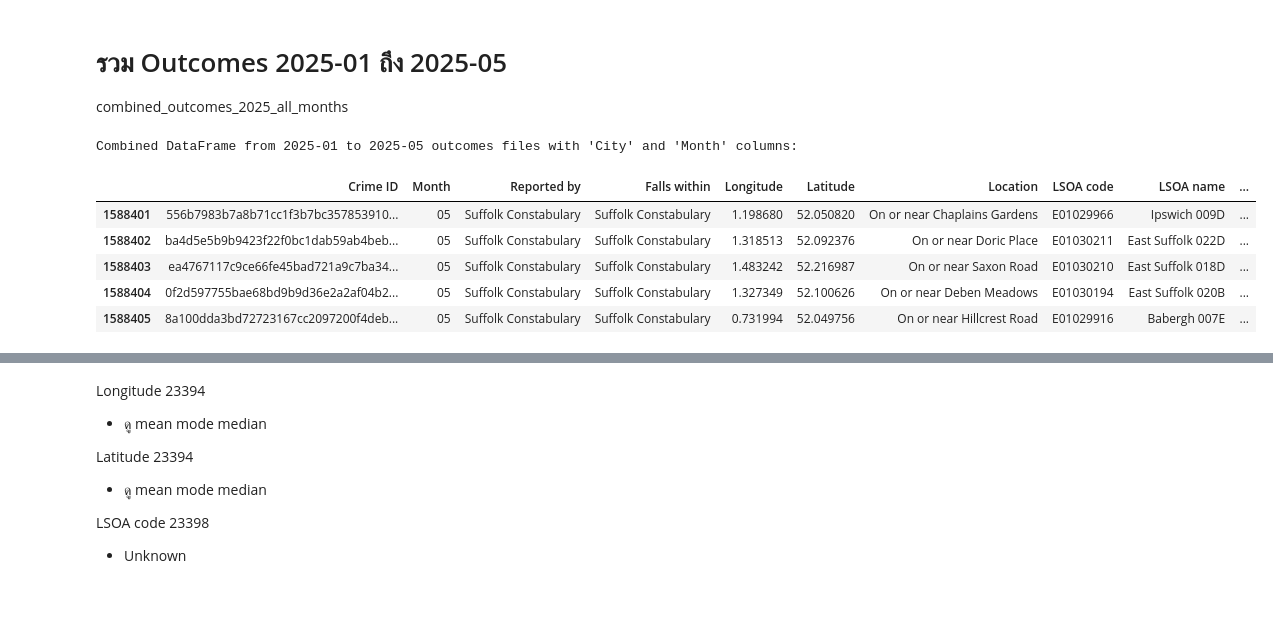
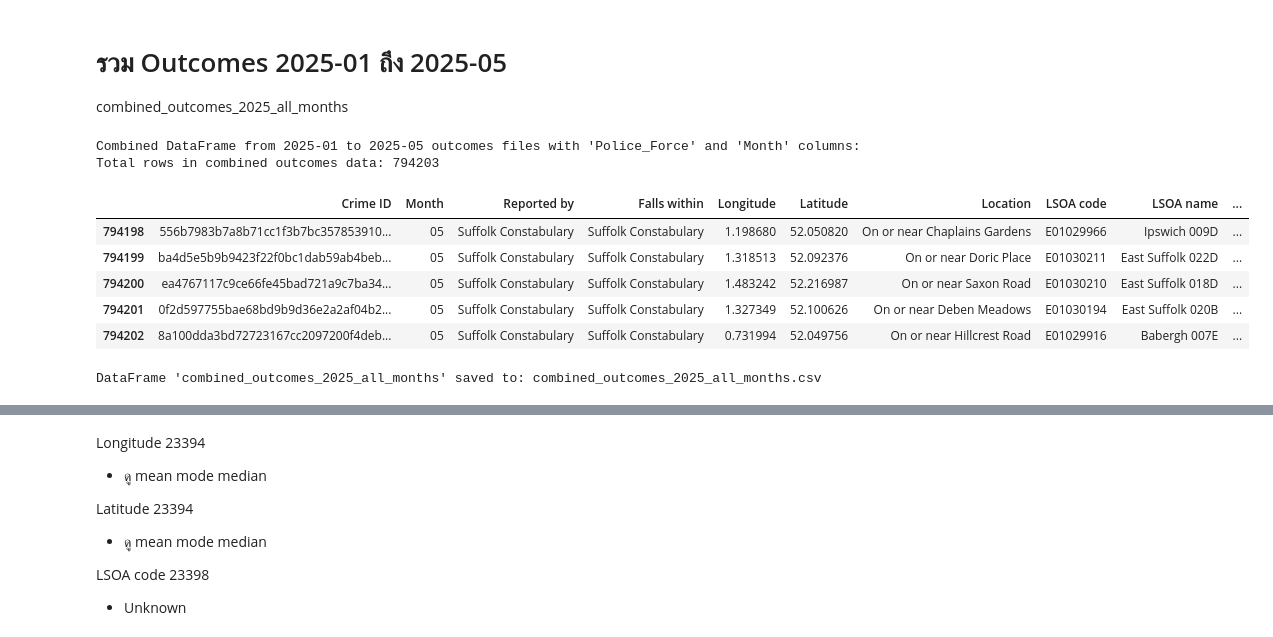
Before and after one commit to jangInw007/JENZY_Project, a Jupyter notebook: JENZY_is_perfect_project_Basicpro.ipynb, the cells around one changed output, grey strips where cells are left out. Saved outputs shown, nothing was run; the diff lists cells and outputs as text; code cells hidden in the pictures; blank space fills up the shorter version.

```diff
--- a/JENZY_is_perfect_project_Basicpro.ipynb
+++ b/JENZY_is_perfect_project_Basicpro.ipynb
@@ -392,47 +399,65 @@ combined_outcomes_2025_all_months
 # %%
 import os
 import pandas as pd
 
 base_path = '/content/drive/MyDrive/JENZY/Data'
 all_outcomes_dfs = []
 
 for month in range(1, 6):  # Iterate from month 1 to 5
-    month_str = f'2025-{month:02d}'  # Format month as 01, 02, etc.
+    month_str = f'2025-{month:02d}'
     month_path = os.path.join(base_path, month_str)
 
     if os.path.isdir(month_path):
         for file in os.listdir(month_path):
             if 'outcomes.csv' in file:
                 filepath = os.path.join(month_path, file)
                 try:
                     df = pd.read_csv(filepath)
-                    # Extract city name from filename
+
+                    # 1. Extract Police Force Name (renamed from City for consistency)
+                    # Example filename: 2025-01-avon-and-somerset-outcomes.csv
+                    # We want 'avon-and-somerset'
                     file_parts = file.replace('-outcomes.csv', '').split('-')
-                    city = '-'.join(file_parts[2:]).strip()
-                    df['City'] = city
+                    police_force = '-'.join(file_parts[2:]).strip()
+                    df['Police_Force'] = police_force
+
+                    # 2. Add Month column (as 01, 02, etc.)
+                    df['Month'] = f'{month:02d}'
+
+                    # 3. CRITICAL FIX: Append the DataFrame only once
                     all_outcomes_dfs.append(df)
-                    # Add Month column with only the month number
-                    df['Month'] = f'{month:02d}'
-                    all_outcomes_dfs.append(df)
+
                 except Exception as e:
                     print(f"Error reading file: {filepath} : {e}")
     else:
         print(f"Directory not found: {month_path}")
 
 if all_outcomes_dfs:
     combined_outcomes_2025_all_months = pd.concat(all_outcomes_dfs, ignore_index=True)
-    print("Combined DataFrame from 2025-01 to 2025-05 outcomes files with 'City' and 'Month' columns:")
+    print("Combined DataFrame from 2025-01 to 2025-05 outcomes files with 'Police_Force' and 'Month' columns:")
+    print(f"Total rows in combined outcomes data: {len(combined_outcomes_2025_all_months)}")
     display(combined_outcomes_2025_all_months.tail(5))
 else:
     print("No outcomes files found in the specified directories.")
 # %% [output]
-Combined DataFrame from 2025-01 to 2025-05 outcomes files with 'City' and 'Month' columns:
+Combined DataFrame from 2025-01 to 2025-05 outcomes files with 'Police_Force' and 'Month' columns:
+Total rows in combined outcomes data: 794203
 |  | Crime ID | Month | Reported by | Falls within | Longitude | Latitude | Location | LSOA code | LSOA name | ... |
-| 1588401 | 556b7983b7a8b71cc1f3b7bc357853910... | 05 | Suffolk Constabulary | Suffolk Constabulary | 1.198680 | 52.050820 | On or near Chaplains Gardens | E01029966 | Ipswich 009D | ... |
-| 1588402 | ba4d5e5b9b9423f22f0bc1dab59ab4beb... | 05 | Suffolk Constabulary | Suffolk Constabulary | 1.318513 | 52.092376 | On or near Doric Place | E01030211 | East Suffolk 022D | ... |
-| 1588403 | ea4767117c9ce66fe45bad721a9c7ba34... | 05 | Suffolk Constabulary | Suffolk Constabulary | 1.483242 | 52.216987 | On or near Saxon Road | E01030210 | East Suffolk 018D | ... |
-| 1588404 | 0f2d597755bae68bd9b9d36e2a2af04b2... | 05 | Suffolk Constabulary | Suffolk Constabulary | 1.327349 | 52.100626 | On or near Deben Meadows | E01030194 | East Suffolk 020B | ... |
-| 1588405 | 8a100dda3bd72723167cc2097200f4deb... | 05 | Suffolk Constabulary | Suffolk Constabulary | 0.731994 | 52.049756 | On or near Hillcrest Road | E01029916 | Babergh 007E | ... |
+| 794198 | 556b7983b7a8b71cc1f3b7bc357853910... | 05 | Suffolk Constabulary | Suffolk Constabulary | 1.198680 | 52.050820 | On or near Chaplains Gardens | E01029966 | Ipswich 009D | ... |
+| 794199 | ba4d5e5b9b9423f22f0bc1dab59ab4beb... | 05 | Suffolk Constabulary | Suffolk Constabulary | 1.318513 | 52.092376 | On or near Doric Place | E01030211 | East Suffolk 022D | ... |
+| 794200 | ea4767117c9ce66fe45bad721a9c7ba34... | 05 | Suffolk Constabulary | Suffolk Constabulary | 1.483242 | 52.216987 | On or near Saxon Road | E01030210 | East Suffolk 018D | ... |
+| 794201 | 0f2d597755bae68bd9b9d36e2a2af04b2... | 05 | Suffolk Constabulary | Suffolk Constabulary | 1.327349 | 52.100626 | On or near Deben Meadows | E01030194 | East Suffolk 020B | ... |
+| 794202 | 8a100dda3bd72723167cc2097200f4deb... | 05 | Suffolk Constabulary | Suffolk Constabulary | 0.731994 | 52.049756 | On or near Hillcrest Road | E01029916 | Babergh 007E | ... |
+# %%
+# Define the path to save the combined outcomes DataFrame in the Colab environment
+output_path_outcomes = 'combined_outcomes_2025_all_months.csv'
+
+# Save the DataFrame to a CSV file
+combined_outcomes_2025_all_months.to_csv(output_path_outcomes, index=False)
+
+print(f"DataFrame 'combined_outcomes_2025_all_months' saved to: {output_path_outcomes}")
+# %% [output]
+DataFrame 'combined_outcomes_2025_all_months' saved to: combined_outcomes_2025_all_months.csv
 # %%
 combined_outcomes_2025_all_months.isnull().sum()
 # %% [output]
```
Also changed, not shown: parts of 12 cells of this notebook.
